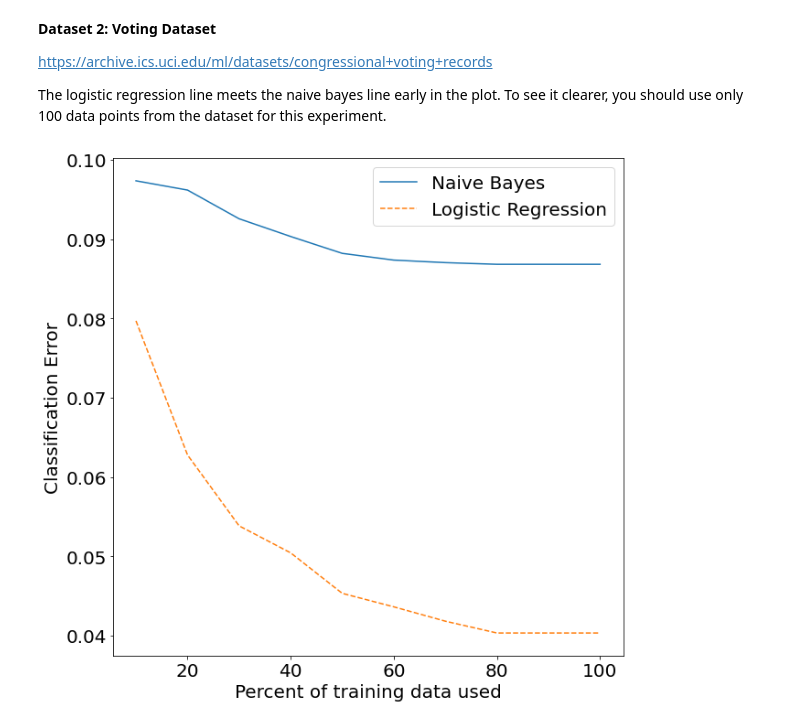
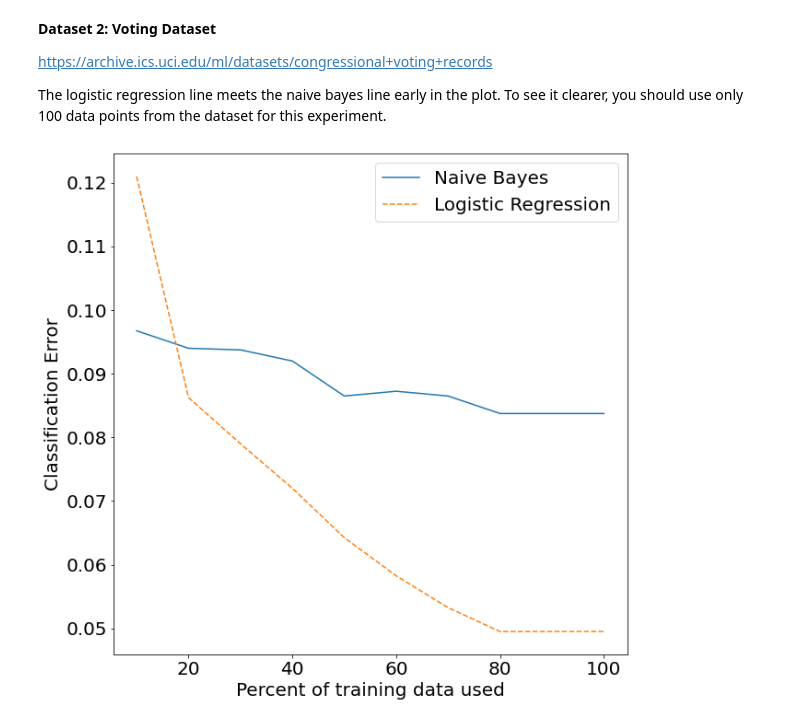
Before and after one commit to sarloet/Foundations-of-Data-Science, a Jupyter notebook: Practical 2/Practical2_Sarah_Najma.ipynb, the cells around one changed output. Cells and saved outputs as stored; diff of their text form; code cells hidden in the pictures.

```diff
--- a/Practical 2/Practical2_Sarah_Najma.ipynb
+++ b/Practical 2/Practical2_Sarah_Najma.ipynb
@@ -453,6 +451,7 @@ def compareNBCvsLR(nbc, lr, X, y, num_runs=200, num_splits=10):
     lr_test_amatrix= np.zeros((num_runs, num_splits))
     nbc_test_amatrix= np.zeros((num_runs, num_splits))
 
+
     for run in range(num_runs):
         N=X.shape[0]
         Ntrain = int(0.8 * N)
@@ -463,8 +462,6 @@ def compareNBCvsLR(nbc, lr, X, y, num_runs=200, num_splits=10):
         ytest = y[shuffler[Ntrain:]]
 
         for split in range(num_splits):
-            lr_test_accuracy=[]
-            nbc_test_accuracy=[]
             #Increase percentage with each split
             perc_train = ((split + 1) * (100/num_splits))/100
             inx_train = int(X.shape[0]*perc_train)
@@ -479,10 +476,12 @@ def compareNBCvsLR(nbc, lr, X, y, num_runs=200, num_splits=10):
             y_ped_nb = nbc.predict(Xtest)
             nbc_test_amatrix[run,split]=np.mean(ytest != y_ped_nb)
 
+
     tst_errs_lr=np.mean(lr_test_amatrix, axis=0)
     tst_errs_nbc=np.mean(nbc_test_amatrix, axis=0)
 
-    return tst_errs_nbc, tst_errs_lr
+    #return tst_errs_nbc, tst_errs_lr
+    return test_errs_nbc.mean(axis=0),test_errs_lr.mean(axis=0)
     ###################################################
     ##### YOUR CODE ENDS HERE #########################
     ###################################################
@@ -577,38 +582,34 @@ voting = pd.read_csv('./datasets/voting.csv')
 
 #voting.info()
 
 #Get rid of NA values
 voting = voting.dropna(axis=0)
 
+#Only 100 data points
+voting=voting.sample(n = 100, replace = False)
+
 #Create the y with the categories democrat=0,republican=1
 voting.label = voting.label.map(dict(democrat=0,republican=1))
 y = voting.label.to_numpy()
 voting = voting.drop(columns=['label'])
 
 for col in voting.columns:
     voting.loc[:,col]=voting.loc[:,col].map(dict(y=1,n=0))
 
 
-#Only 100 data points
-voting.sample(n = 100, replace = False)
-
 X=voting.to_numpy()
-
-#Only 100 data points
-#X=X[:100,:]
-#y=y[:100]
 
 
 #Get Classifiers
 nbc = NBC(feature_types=['b'] * 16)
 LR = LogisticRegression()
 
 tst_errs_nbc, tst_errs_lr = compareNBCvsLR(nbc, LR, X, y)
 
 makePlot(tst_errs_nbc, tst_errs_lr)
 
 ###################################################
 ##### YOUR CODE ENDS HERE #########################
 ###################################################
 # %% [output]
-[figure, old version]
+[figure, new version]
```
Also changed, not shown: parts of 5 cells of this notebook.
